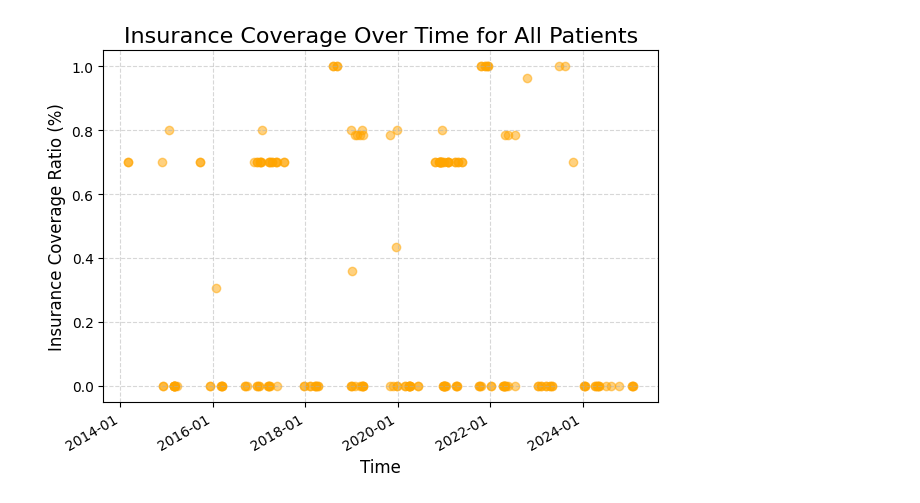
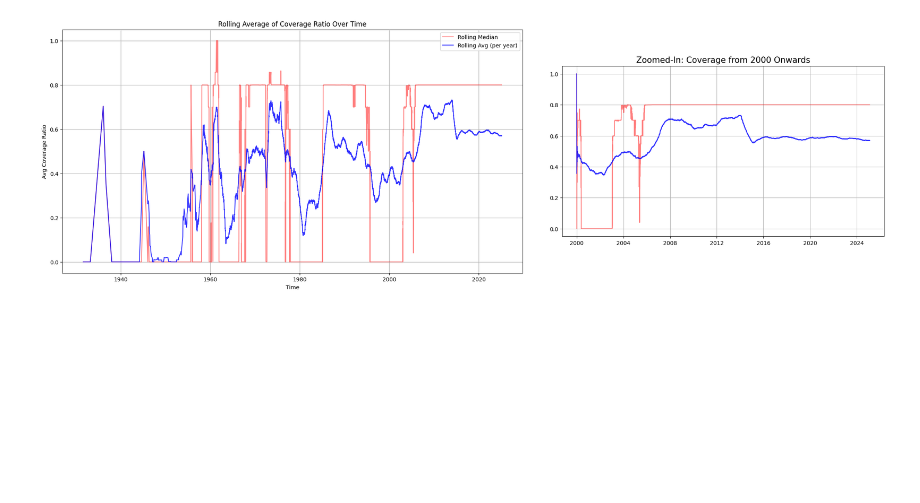
Before and after one commit to macdeath-AA/Patient-Health-Journey, a Jupyter notebook: code/analysis.ipynb, the cells around one changed output. Drawn from its saved outputs; the diff is of its cells as text; code cells hidden in the pictures; blank space fills up the shorter version.

Commit message:
rolling average

```diff
--- a/code/analysis.ipynb
+++ b/code/analysis.ipynb
@@ -156,31 +110,0 @@ plt.show()
-# %%
-import matplotlib.dates as mdates
-
-alldata['START'] = pd.to_datetime(alldata['START'])
-
-alldata = alldata[alldata['START'].dt.year >= 2000]
-alldata = alldata.sort_values(['PATIENT', 'START'])
-
-#Out of Pocket Expense
-alldata['OOP'] = alldata['TOTALCOST'] - (alldata['COVERAGE_RATIO'] * alldata['TOTALCOST'])
-
-maxOOP = alldata['OOP'].max()
-minOOP = alldata['OOP'].min()
-
-alldata['NORMAL_OOP'] = (alldata['OOP'] - minOOP)/ (maxOOP - minOOP)
-
-plt.figure()
-
-for patientID, patient_df in alldata[:200].groupby('PATIENT'):
-    plt.scatter(patient_df['START'], patient_df['COVERAGE_RATIO'], alpha=0.5, linewidth=1, color = 'orange')
-
-plt.gca().xaxis.set_major_formatter(mdates.DateFormatter('%Y-%m'))
-plt.gcf().autofmt_xdate()
-plt.title("Insurance Coverage Over Time for All Patients", fontsize=16)
-plt.xlabel("Time", fontsize=12)
-plt.ylabel("Insurance Coverage Ratio (%)", fontsize=12)
-plt.grid(True, linestyle='--', alpha=0.5)
-plt.tight_layout()
-plt.show()
-# %% [output]
-[figure, removed]
@@ -186,0 +157,46 @@ plt.show()
+# %%
+import matplotlib.pyplot as plt
+import pandas as pd
+from mpl_toolkits.axes_grid1.inset_locator import inset_axes, mark_inset
+
+# Ensure START is datetime
+alldata['START'] = pd.to_datetime(alldata['START'])
+
+# Filter data for records from 2000 onwards
+filterdata = alldata[alldata['START'].dt.year >= 2000]
+
+# Compute rolling averages and medians
+rolling_avg = alldata.groupby('START')['COVERAGE_RATIO'].mean().rolling(window=window, min_periods=1).mean()
+rolling_med = alldata.groupby('START')['COVERAGE_RATIO'].median().rolling(window=window, min_periods=1).median()
+
+rolling_avg_2k = filterdata.groupby('START')['COVERAGE_RATIO'].mean().rolling(window=window, min_periods=1).mean()
+rolling_med_2k = filterdata.groupby('START')['COVERAGE_RATIO'].median().rolling(window=window, min_periods=1).median()
+# %%
+# Create main figure
+fig, ax = plt.subplots(figsize=(15, 8))
+
+# Plot full dataset rolling avg & median
+ax.plot(rolling_med, color='red', label="Rolling Median", alpha=0.5)
+ax.plot(rolling_avg, color='b', label="Rolling Avg (per year)", alpha=0.8)
+ax.set_title("Rolling Average of Coverage Ratio Over Time")
+ax.set_xlabel("Time")
+ax.set_ylabel("Avg Coverage Ratio")
+ax.legend()
+ax.grid(True)
+
+# Create inset axes for zoomed-in post-2000 view, positioned outside the main plot
+ax_inset = inset_axes(ax, width="100%", height="100%", loc="center left", bbox_to_anchor=(1.08,.15, 0.7, 0.7), bbox_transform=ax.transAxes)
+
+# Plot only the post-2000 rolling avg & median on the inset
+ax_inset.plot(rolling_med_2k, color='red', alpha=0.5)
+ax_inset.plot(rolling_avg_2k, color='b', alpha=0.8)
+
+# Format inset
+ax_inset.set_title("Zoomed-In: Coverage from 2000 Onwards", fontsize=15)
+ax_inset.grid(True)
+
+# Show the plot
+plt.savefig('../plots/rollingavgZoom.png')
+plt.show()
+# %% [output]
+[figure, added]
```
Also changed, not shown: parts of 5 cells of this notebook, 2 other files.
